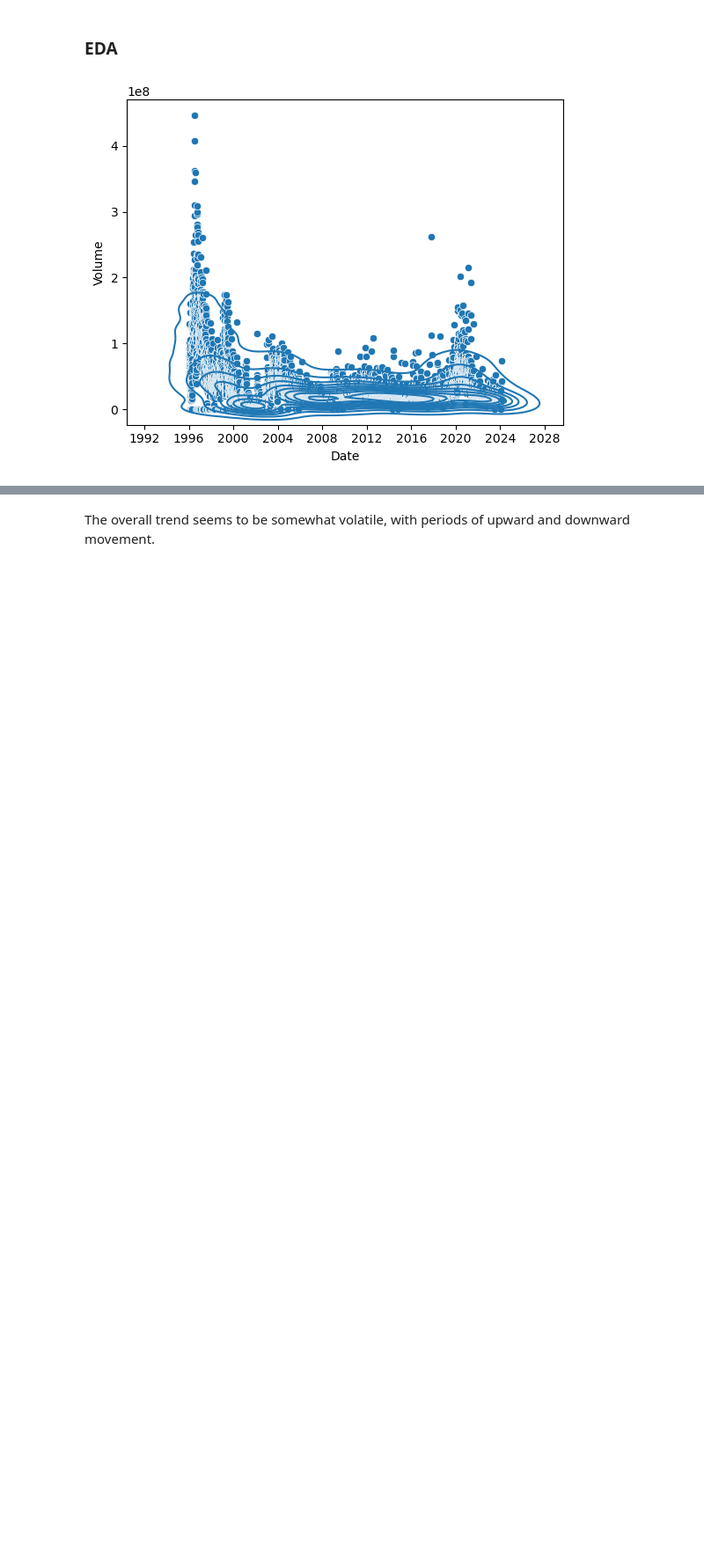
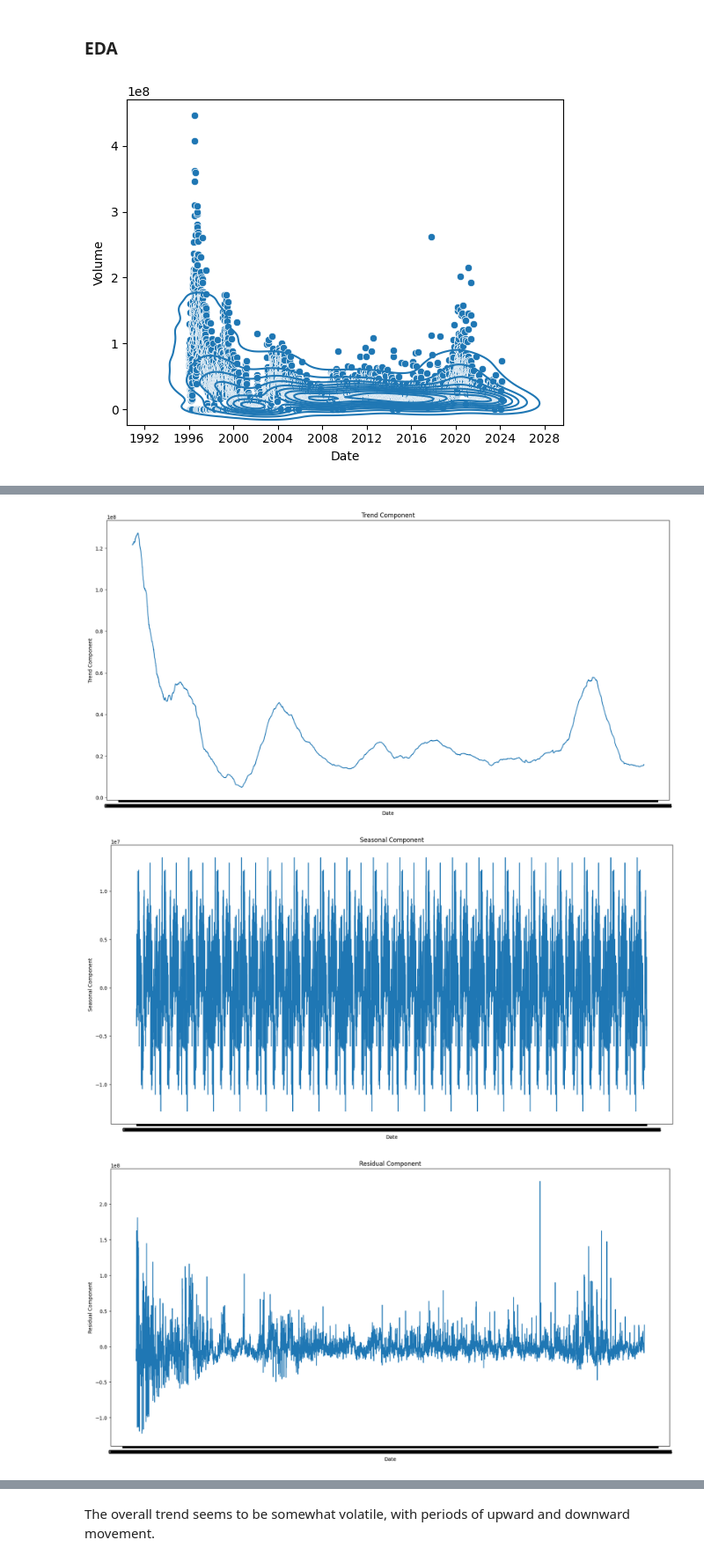
Before and after one commit to rohitinu6/Stock-Price-Prediction, a Jupyter notebook: Stock_prediction_Data_Analysis.ipynb, the cells around one changed output, grey strips where cells are left out. Shown at 88% size. Cells and saved outputs as stored; diff of their text form; code cells hidden in the pictures; blank space fills up the shorter version.

```diff
--- a/Stock_prediction_Data_Analysis.ipynb
+++ b/Stock_prediction_Data_Analysis.ipynb
@@ -116,2 +116,19 @@ plt.show()
+# %%
+from statsmodels.tsa.seasonal import seasonal_decompose
+df_cleaned = df.dropna()
+decomposition = seasonal_decompose(df_cleaned['Volume'], model='additive', period=365)
+trend = decomposition.trend
+seasonal = decomposition.seasonal
+residual = decomposition.resid
+
+create_line_plot(df_cleaned['Date'], trend, title='Trend Component', x_label='Date', y_label='Trend Component')
+
+create_line_plot(df_cleaned['Date'], seasonal, title='Seasonal Component', x_label='Date', y_label='Seasonal Component')
+
+create_line_plot(df_cleaned['Date'], residual, title='Residual Component', x_label='Date', y_label='Residual Component')
+# %% [output]
+[figure, added]
+[figure, added]
+[figure, added]
 # %% [markdown]
 Early 1990s spike: There is a high trading volume around the mid-1990s, peaking at over 4 × 10^8 (400 million trades).
```
Also changed, not shown: parts of 6 cells of this notebook, 1 other file.
